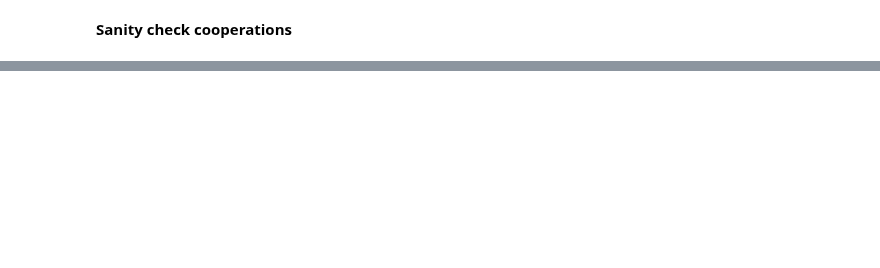
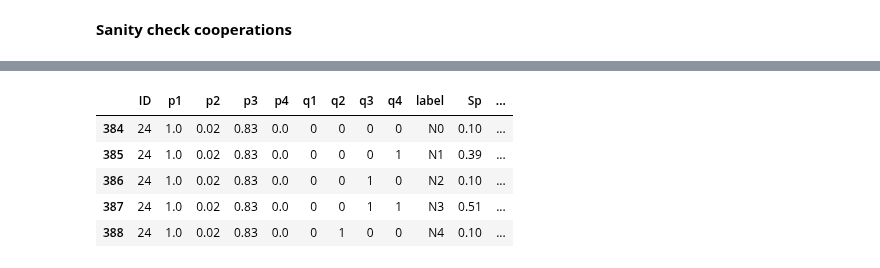
Before and after one commit to Nikoleta-v3/conditional-cooperation-with-longer-memory, a Jupyter notebook: nbs/Numerical simulations.ipynb, the cells around one changed output, grey strips where cells are left out. Saved outputs shown, nothing was run; the diff lists cells and outputs as text; code cells hidden in the pictures; blank space fills up the shorter version.

```diff
--- a/nbs/Numerical simulations.ipynb
+++ b/nbs/Numerical simulations.ipynb
@@ -473,0 +477,9 @@ axes[2].set_title("Three bits", fontweight="bold");
+# %%
+eq_df.head()
+# %% [output]
+|  | ID | p1 | p2 | p3 | p4 | q1 | q2 | q3 | q4 | label | Sp | ... |
+| 384 | 24 | 1.0 | 0.02 | 0.83 | 0.0 | 0 | 0 | 0 | 0 | N0 | 0.10 | ... |
+| 385 | 24 | 1.0 | 0.02 | 0.83 | 0.0 | 0 | 0 | 0 | 1 | N1 | 0.39 | ... |
+| 386 | 24 | 1.0 | 0.02 | 0.83 | 0.0 | 0 | 0 | 1 | 0 | N2 | 0.10 | ... |
+| 387 | 24 | 1.0 | 0.02 | 0.83 | 0.0 | 0 | 0 | 1 | 1 | N3 | 0.51 | ... |
+| 388 | 24 | 1.0 | 0.02 | 0.83 | 0.0 | 0 | 1 | 0 | 0 | N4 | 0.10 | ... |
```
Also changed, not shown: parts of 70 cells of this notebook, 2 other files.
